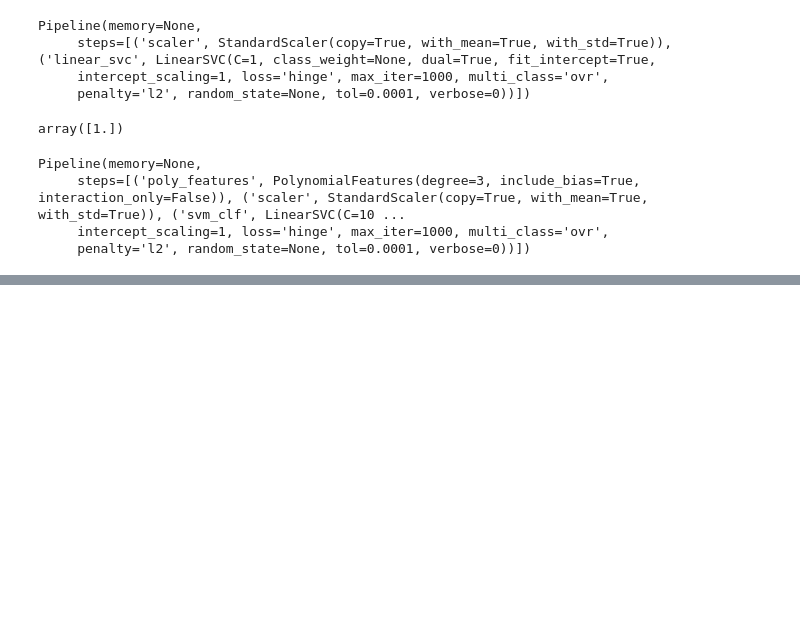
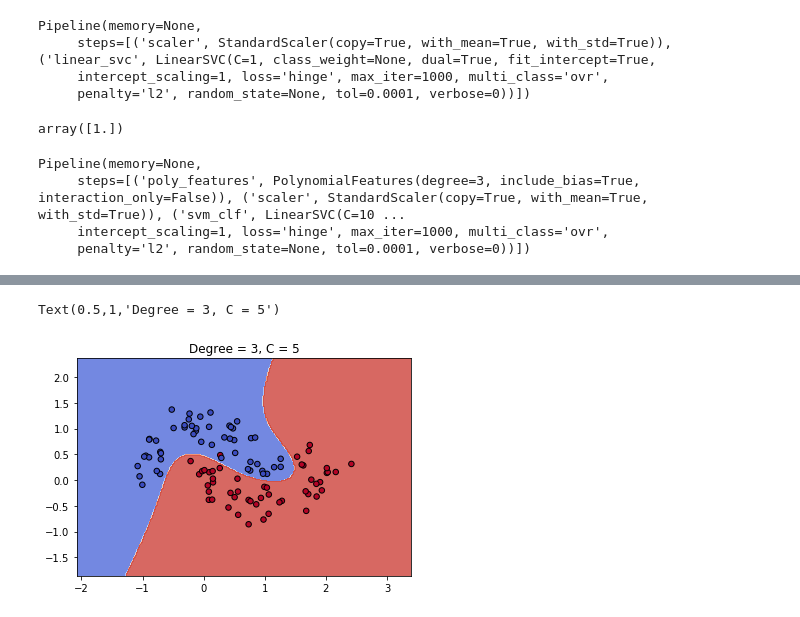
Before and after one commit to danstemp/MLcourses, a Jupyter notebook: Chapter 5 SVM.ipynb, the cells around one changed output, grey strips where cells are left out. Saved outputs shown, nothing was run; the diff lists cells and outputs as text; code cells hidden in the pictures; blank space fills up the shorter version.

```diff
--- a/Chapter 5 SVM.ipynb
+++ b/Chapter 5 SVM.ipynb
@@ -100,0 +104,12 @@ draw_decision_boundary(polynomial_svm_clf,X,y)
+# %%
+from sklearn.svm import SVC
+poly_kernel_svm_clf = Pipeline((
+    ('scaler', StandardScaler())
+    ,('scm_clf', SVC(kernel='poly', degree=3,coef0=1, C=5))
+))
+poly_kernel_svm_clf.fit(X,y)
+ax1= draw_decision_boundary(poly_kernel_svm_clf,X,y)
+ax1.set_title("Degree = 3, C = 5")
+# %% [output]
+Text(0.5,1,'Degree = 3, C = 5')
+[figure, added]
```
Also changed, not shown: parts of 5 cells of this notebook.
